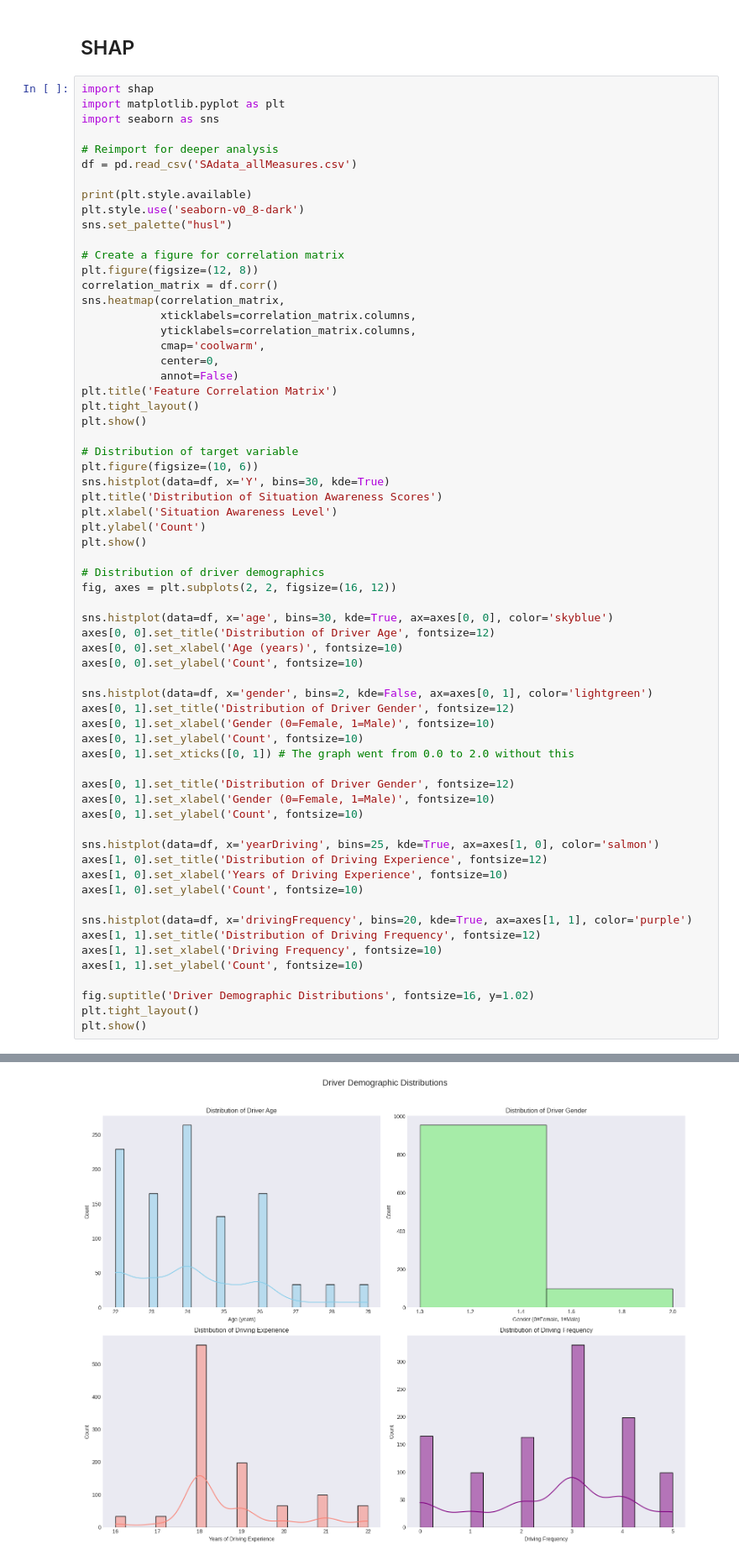
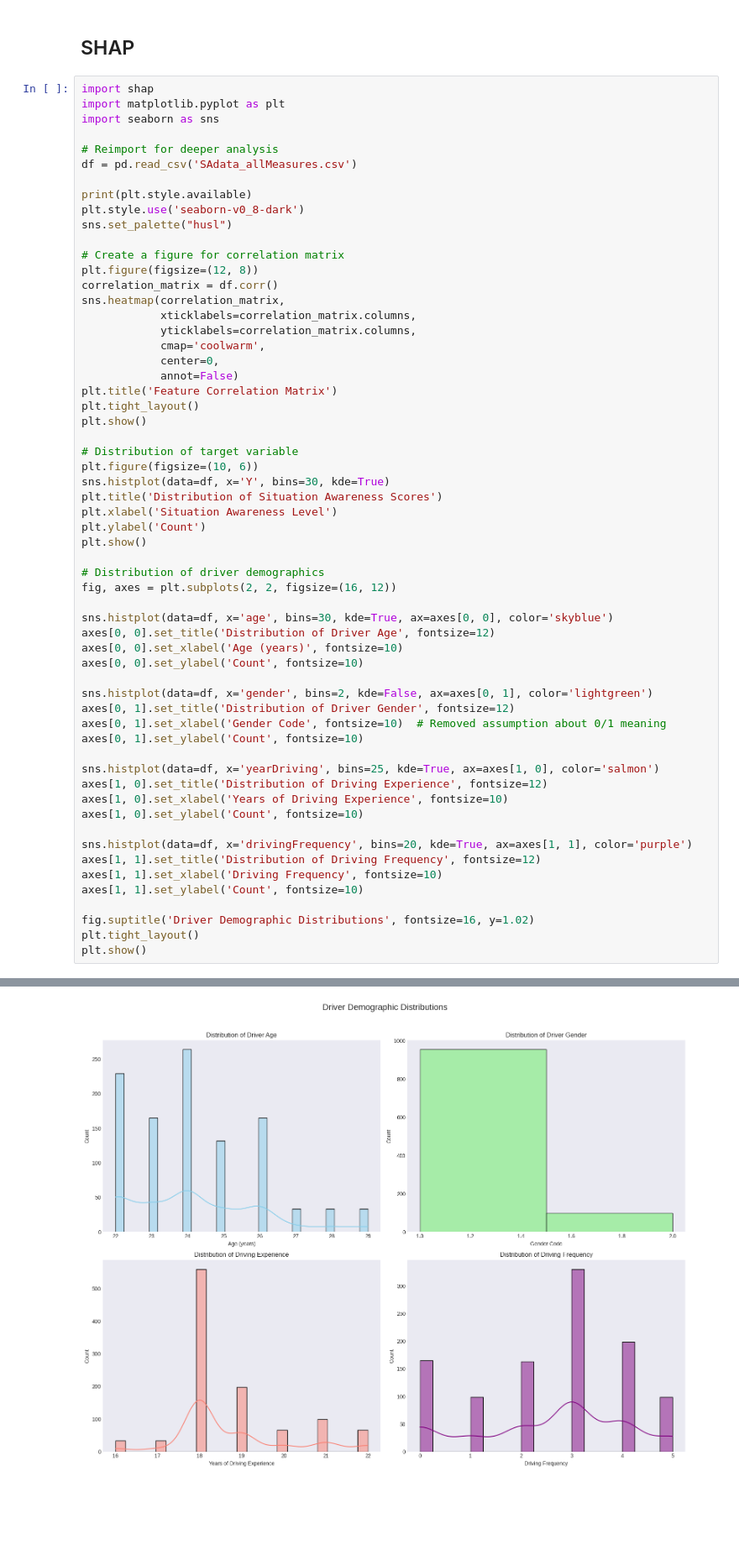
Before and after one commit to CommonDrum/Applied-AI, a Jupyter notebook: code.ipynb, the cells around one changed output, grey strips where cells are left out. Shown at 84% size. Drawn from its saved outputs; the diff is of its cells as text; blank space fills up the shorter version.

```diff
--- a/code.ipynb
+++ b/code.ipynb
@@ -446,37 +446,32 @@ plt.show()
 
 # Distribution of driver demographics
 fig, axes = plt.subplots(2, 2, figsize=(16, 12))
 
 sns.histplot(data=df, x='age', bins=30, kde=True, ax=axes[0, 0], color='skyblue')
 axes[0, 0].set_title('Distribution of Driver Age', fontsize=12)
 axes[0, 0].set_xlabel('Age (years)', fontsize=10)
 axes[0, 0].set_ylabel('Count', fontsize=10)
 
 sns.histplot(data=df, x='gender', bins=2, kde=False, ax=axes[0, 1], color='lightgreen')
 axes[0, 1].set_title('Distribution of Driver Gender', fontsize=12)
-axes[0, 1].set_xlabel('Gender (0=Female, 1=Male)', fontsize=10)
-axes[0, 1].set_ylabel('Count', fontsize=10)
-axes[0, 1].set_xticks([0, 1]) # The graph went from 0.0 to 2.0 without this
-
-axes[0, 1].set_title('Distribution of Driver Gender', fontsize=12)
-axes[0, 1].set_xlabel('Gender (0=Female, 1=Male)', fontsize=10)
+axes[0, 1].set_xlabel('Gender Code', fontsize=10)  # Removed assumption about 0/1 meaning
 axes[0, 1].set_ylabel('Count', fontsize=10)
 
 sns.histplot(data=df, x='yearDriving', bins=25, kde=True, ax=axes[1, 0], color='salmon')
 axes[1, 0].set_title('Distribution of Driving Experience', fontsize=12)
 axes[1, 0].set_xlabel('Years of Driving Experience', fontsize=10)
 axes[1, 0].set_ylabel('Count', fontsize=10)
 
 sns.histplot(data=df, x='drivingFrequency', bins=20, kde=True, ax=axes[1, 1], color='purple')
 axes[1, 1].set_title('Distribution of Driving Frequency', fontsize=12)
 axes[1, 1].set_xlabel('Driving Frequency', fontsize=10)
 axes[1, 1].set_ylabel('Count', fontsize=10)
 
 fig.suptitle('Driver Demographic Distributions', fontsize=16, y=1.02)
 plt.tight_layout()
 plt.show()
 # %% [output]
 ['Solarize_Light2', '_classic_test_patch', '_mpl-gallery', '_mpl-gallery-nogrid', 'bmh', 'classic', 'dark_background', 'fast', 'fivethirtyeight', 'ggplot', 'grayscale', 'seaborn-v0_8', 'seaborn-v0_8-b ...
 [figure]
 [figure]
-[figure, old version]
+[figure, new version]
```
Also changed, not shown: parts of 6 cells of this notebook, 1 other file.
